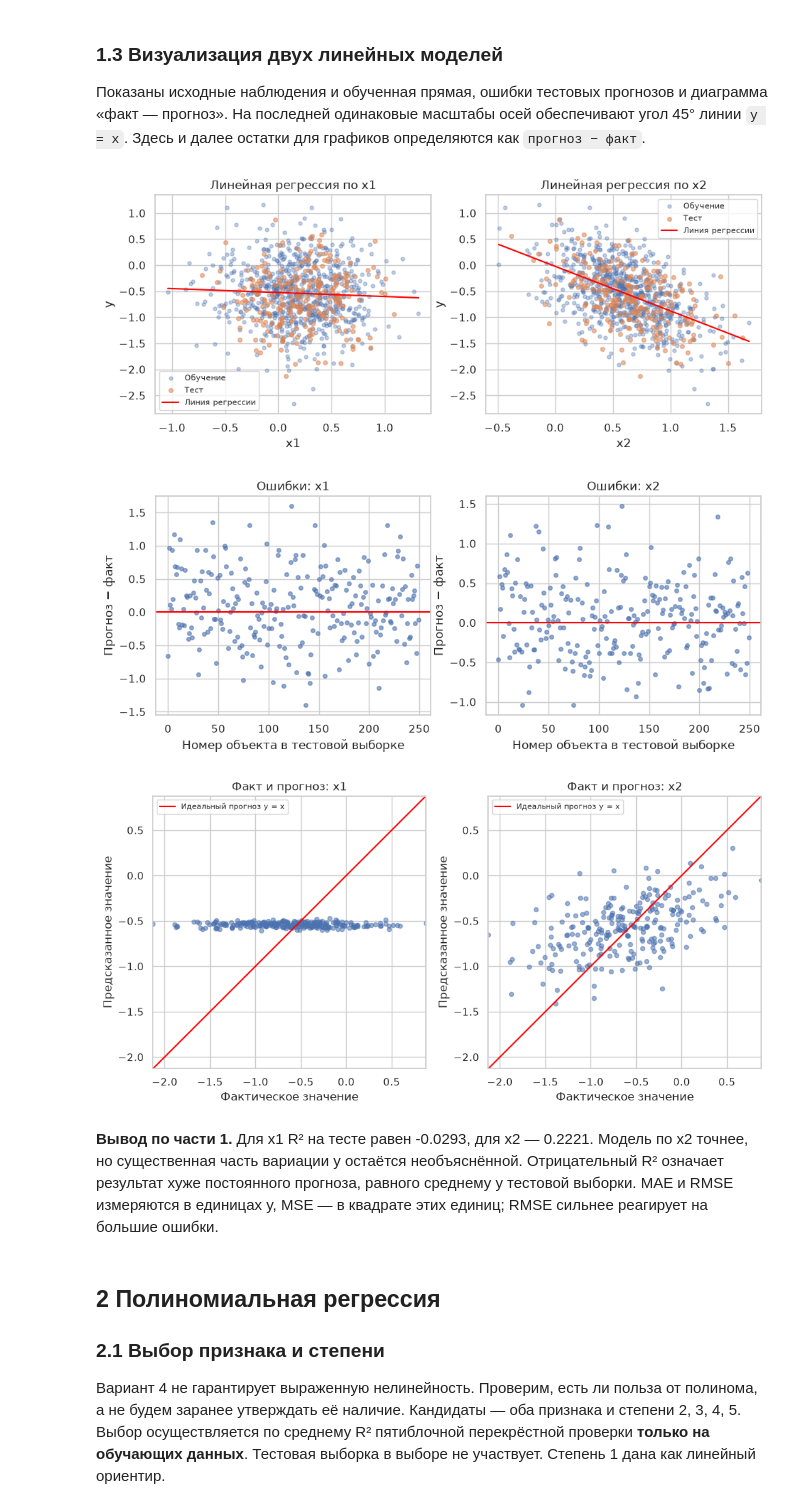
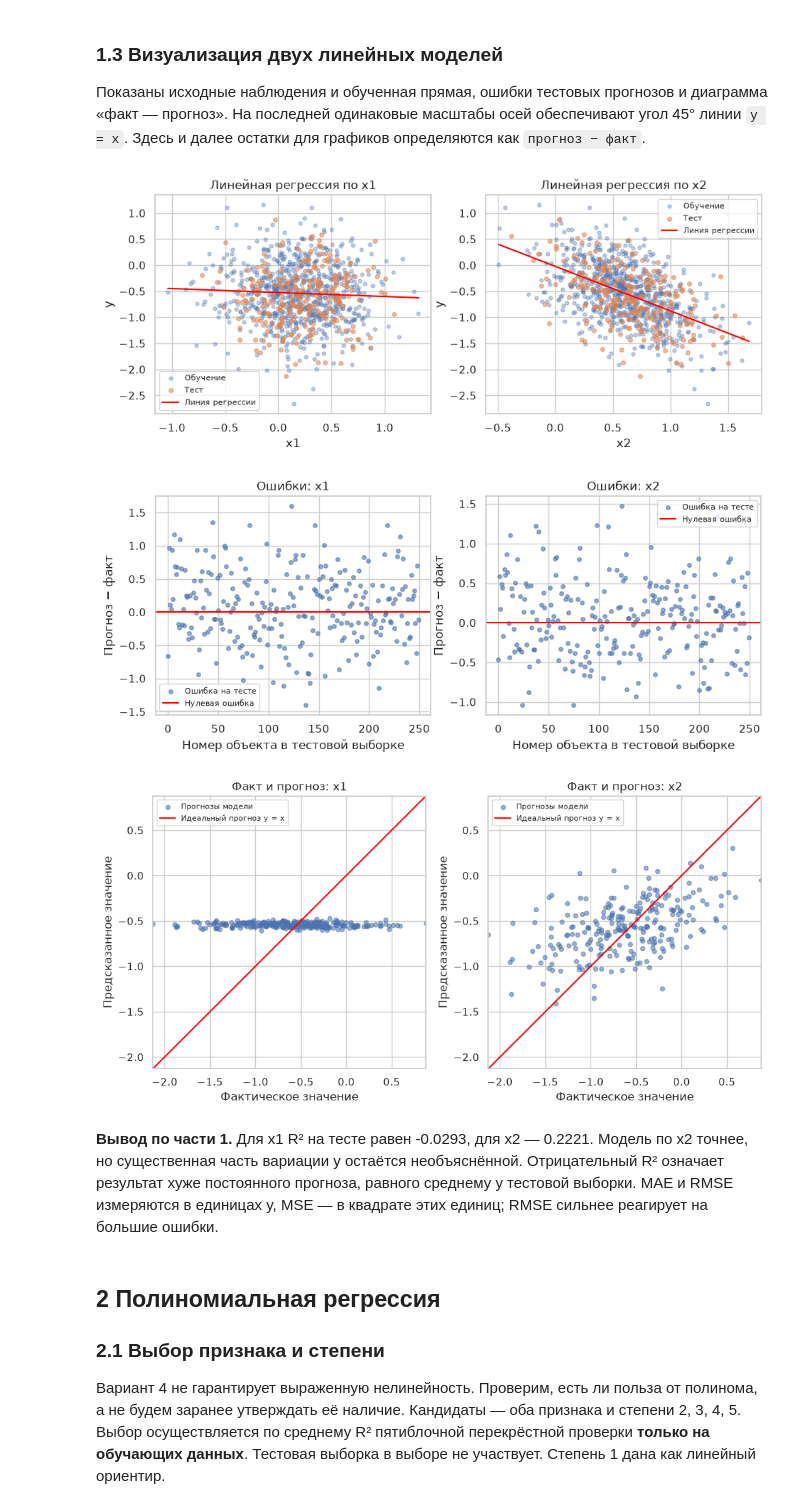
Before and after one commit to MMLive79/ida-laba-3, a Jupyter notebook: ЛР3_Вариант4.ipynb, the cells around one changed output. Saved outputs shown, nothing was run; the diff lists cells and outputs as text; code cells hidden in the pictures.

```diff
--- a/ЛР3_Вариант4.ipynb
+++ b/ЛР3_Вариант4.ipynb
@@ -31,7 +31,8 @@ from sklearn.impute import SimpleImputer
 from sklearn.pipeline import Pipeline, make_pipeline
 from sklearn.preprocessing import StandardScaler, OneHotEncoder, PolynomialFeatures
 from sklearn.model_selection import train_test_split, KFold, cross_val_score, GridSearchCV
-from sklearn.linear_model import LinearRegression
+from sklearn.linear_model import LinearRegression, Lasso
+from matplotlib.patches import Patch
 from sklearn.neighbors import KNeighborsRegressor
 from sklearn.tree import DecisionTreeRegressor
 from sklearn.dummy import DummyRegressor
@@ -50,7 +51,13 @@ sns.set_theme(style='whitegrid', font='DejaVu Sans', context='notebook')
 pd.set_option('display.max_columns', 30)
 pd.set_option('display.max_rows', 30)
 pd.set_option('display.float_format', lambda x: f'{x:,.4f}')
-versions = {p: importlib.metadata.version(p) for p in
+def package_version(name):
+    try:
+        return importlib.metadata.version(name)
+    except importlib.metadata.PackageNotFoundError:
+        return 'метаданные версии недоступны'
+
+versions = {p: package_version(p) for p in
             ['numpy', 'pandas', 'matplotlib', 'seaborn', 'scikit-learn', 'openpyxl']}
 print('Python:', platform.python_version())
 print('Версии библиотек:', versions)
@@ -71,7 +78,7 @@ def save_table(frame, name):
 def fact_prediction(ax, actual, predicted, title):
     low = min(np.min(actual), np.min(predicted))
     high = max(np.max(actual), np.max(predicted))
-    ax.scatter(actual, predicted, s=20, alpha=.55)
+    ax.scatter(actual, predicted, s=20, alpha=.55, label='Прогнозы модели')
     ax.plot([low, high], [low, high], color='red', label='Идеальный прогноз y = x')
     ax.set(xlabel='Фактическое значение', ylabel='Предсказанное значение', title=title)
     ax.set_xlim(low, high)
@@ -89,7 +96,17 @@ Python: 3.14.7
 и не доказывает отсутствие всех зависимостей.
 # %%
 # Шаг: 01_данные_статистика_корреляция
-df = pd.read_excel(ROOT / 'regression.xlsx', sheet_name='var4')
+try:
+    import openpyxl  # Движок чтения файла .xlsx.
+except ImportError as error:
+    raise ImportError(
+        'Для чтения regression.xlsx нужен openpyxl в текущем ядре Jupyter. '
+        'В отдельной ячейке выполните %pip install openpyxl, '
+        'перезапустите ядро и выполните ноутбук сначала. '
+        'Локально можно выбрать готовое окружение ida/3/utility/.venv/bin/python.'
+    ) from error
+
+df = pd.read_excel(ROOT / 'regression.xlsx', sheet_name='var4', engine='openpyxl')
 assert list(df.columns) == ['x1', 'x2', 'y']
 print('Размер данных:', df.shape)
 display(df.head(10))
@@ -102,7 +119,8 @@ save_table(df.describe(), 'part1_describe')
 save_table(corr, 'part1_correlations')
 fig, axes = plt.subplots(1, 2, figsize=(11, 4))
 for ax, feature in zip(axes, ['x1', 'x2']):
-    ax.scatter(df[feature], df.y, alpha=.4, s=14)
+    ax.scatter(df[feature], df.y, alpha=.4, s=14, label='Наблюдения')
+    ax.legend(fontsize=8)
     ax.set(xlabel=feature, ylabel='y', title=f'Исходные данные: {feature} и y')
 savefig('01_initial_relations')
 display(Markdown(f'**Предварительный вывод.** r(x1, y) = {corr.loc["x1", "y"]:.4f}: '
@@ -210,37 +228,39 @@ x2: y = -0.854928 · x2 -0.022564
 # %%
 # Шаг: 03_линейные_графики_вывод
 fig, axes = plt.subplots(1, 2, figsize=(11, 4))
 for ax, feature in zip(axes, ['x1', 'x2']):
     grid = np.linspace(df[feature].min(), df[feature].max(), 300)
     ax.scatter(train[feature], train.y, s=13, alpha=.35, label='Обучение')
     ax.scatter(test[feature], test.y, s=17, alpha=.55, label='Тест')
     ax.plot(grid, linear_models[feature].predict(pd.DataFrame({feature: grid})),
             color='red', label='Линия регрессии')
     ax.set(xlabel=feature, ylabel='y', title=f'Линейная регрессия по {feature}')
     ax.legend(fontsize=8)
 savefig('02_linear_regression')
 fig, axes = plt.subplots(1, 2, figsize=(11, 4))
 for ax, feature in zip(axes, ['x1', 'x2']):
-    ax.scatter(np.arange(len(test)), linear_predictions[feature]['прогноз − факт'], s=16, alpha=.6)
-    ax.axhline(0, color='red')
+    ax.scatter(np.arange(len(test)), linear_predictions[feature]['прогноз − факт'],
+               s=16, alpha=.6, label='Ошибка на тесте')
+    ax.axhline(0, color='red', label='Нулевая ошибка')
+    ax.legend(fontsize=8)
     ax.set(xlabel='Номер объекта в тестовой выборке', ylabel='Прогноз − факт', title=f'Ошибки: {feature}')
 savefig('03_linear_errors')
 fig, axes = plt.subplots(1, 2, figsize=(10, 5))
 for ax, feature in zip(axes, ['x1', 'x2']):
     fact_prediction(ax, test.y, linear_predictions[feature]['прогноз'], f'Факт и прогноз: {feature}')
 plt.tight_layout()
 savefig('04_linear_fact_prediction')
 display(Markdown(
     f'**Вывод по части 1.** Для x1 R² на тесте равен {linear_metrics.loc["x1", "R2"]:.4f}, '
     f'для x2 — {linear_metrics.loc["x2", "R2"]:.4f}. '
     'Модель по x2 точнее, но существенная часть вариации y остаётся необъяснённой. '
     'Отрицательный R² означает результат хуже постоянного прогноза, равного среднему y тестовой выборки. '
     'MAE и RMSE измеряются в единицах y, MSE — в квадрате этих единиц; '
     'RMSE сильнее реагирует на большие ошибки.'))
 # %% [output]
 [figure]
-[figure, old version]
+[figure, new version]
-[figure, old version]
+[figure, new version]
 **Вывод по части 1.** Для x1 R² на тесте равен -0.0293, для x2 — 0.2221. Модель по x2 точнее, но существенная часть вариации y остаётся необъяснённой. Отрицательный R² означает результат хуже постоянного прогноза, равного среднему y тестовой выборки. MAE и RMSE измеряются в единицах y, MSE — в квадрате этих единиц; RMSE сильнее реагирует на большие ошибки.
 # %% [markdown]
 ## 2 Полиномиальная регрессия
```
Also changed, not shown: parts of 14 cells of this notebook, 54 other files.
